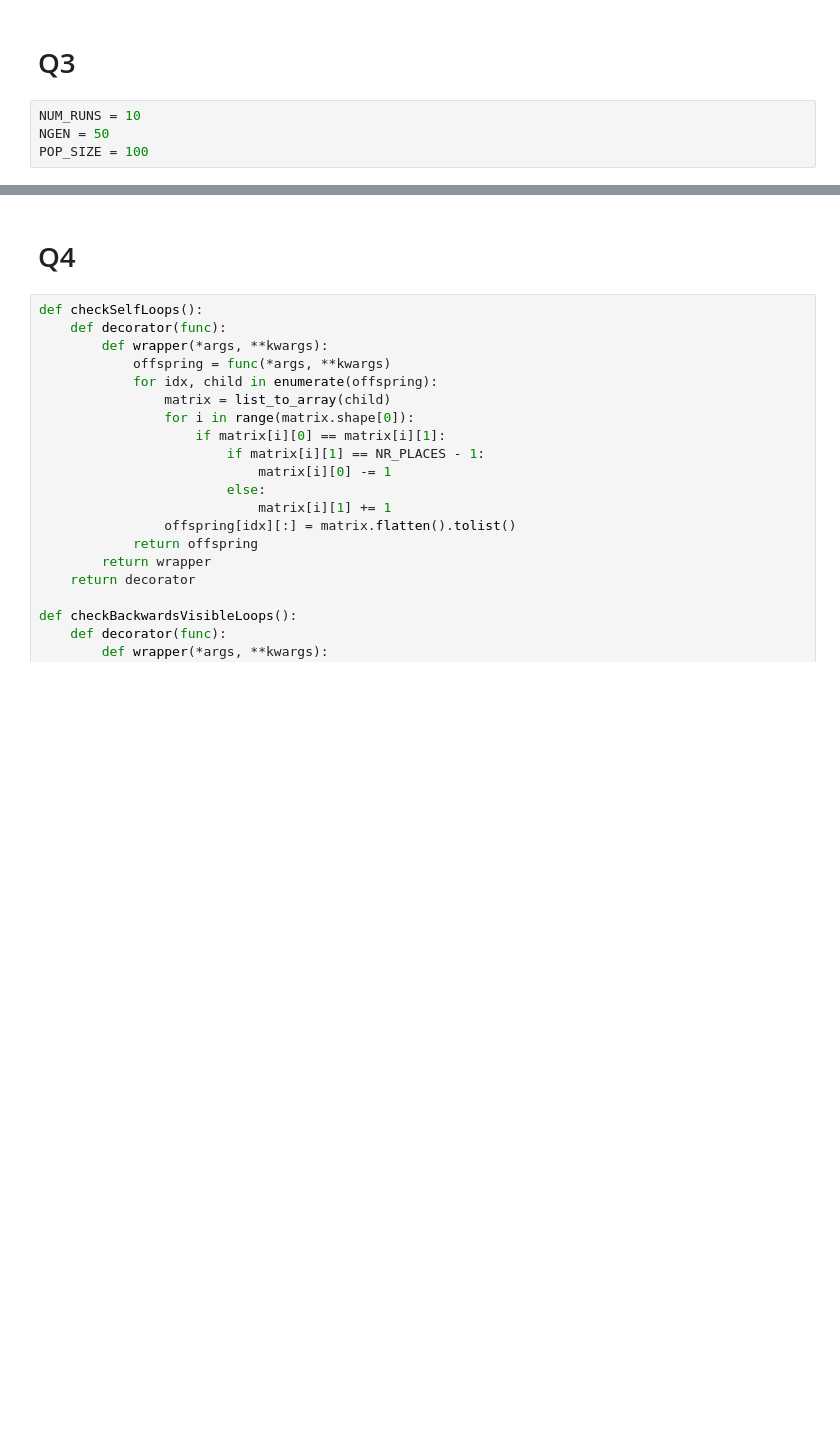
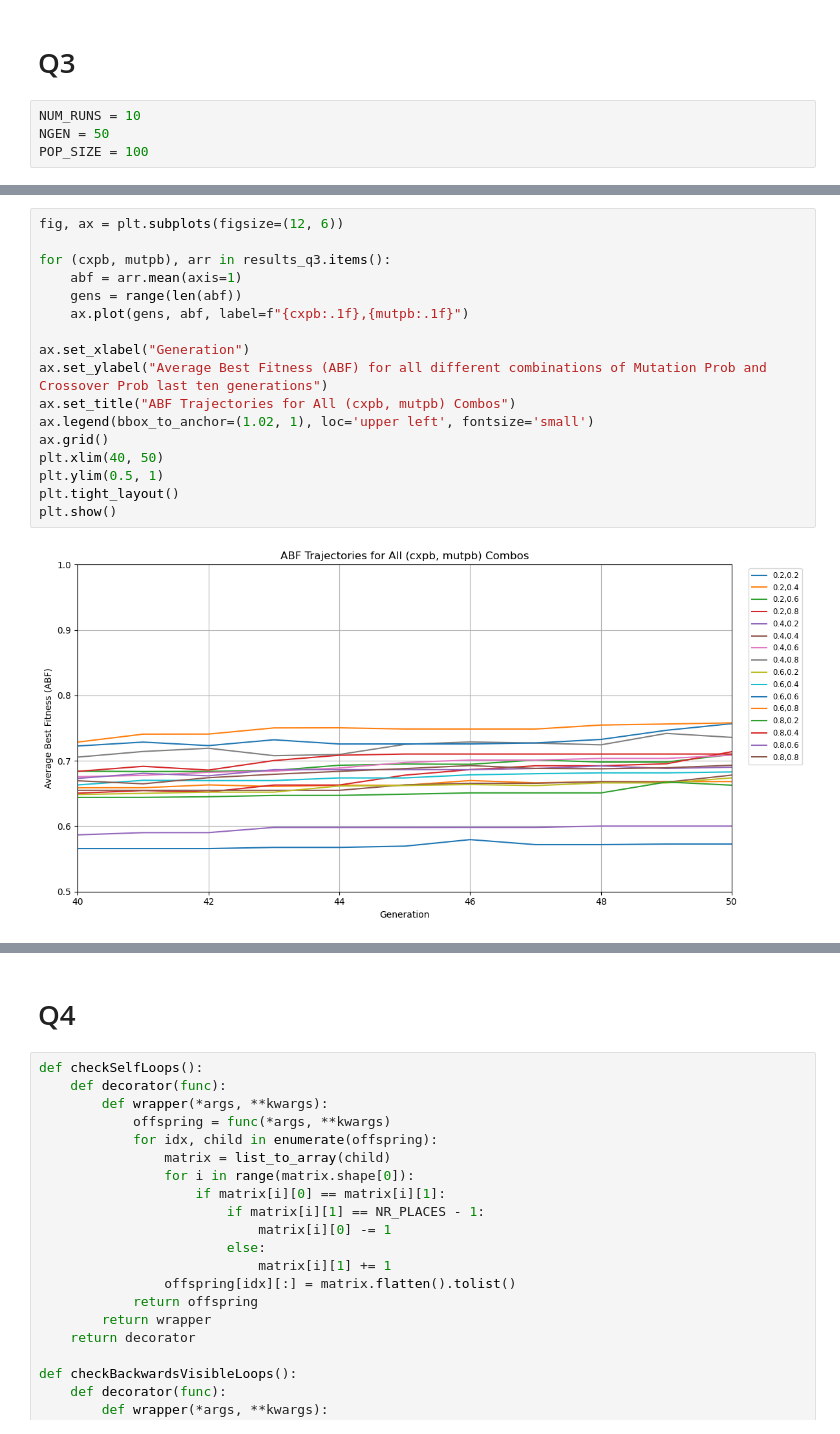
Before and after one commit to QuintenTijn/Decision_with_AI, a Jupyter notebook: Code_final.ipynb, the cells around one changed output, grey strips where cells are left out. Drawn from its saved outputs; the diff is of its cells as text; blank space fills up the shorter version.

```diff
--- a/Code_final.ipynb
+++ b/Code_final.ipynb
@@ -558,6 +502,25 @@ plt.show()
 # %% [output]
 [figure]
 [figure]
+# %%
+fig, ax = plt.subplots(figsize=(12, 6))
+
+for (cxpb, mutpb), arr in results_q3.items():
+    abf = arr.mean(axis=1)
+    gens = range(len(abf))
+    ax.plot(gens, abf, label=f"{cxpb:.1f},{mutpb:.1f}")
+
+ax.set_xlabel("Generation")
+ax.set_ylabel("Average Best Fitness (ABF) for all different combinations of Mutation Prob and Crossover Prob last ten generations")
+ax.set_title("ABF Trajectories for All (cxpb, mutpb) Combos")
+ax.legend(bbox_to_anchor=(1.02, 1), loc='upper left', fontsize='small')
+ax.grid()
+plt.xlim(40, 50)
+plt.ylim(0.5, 1)
+plt.tight_layout()
+plt.show()
+# %% [output]
+[figure, added]
 # %%
 records = []
 for (cxpb, mutpb), arr in results_q3.items():
```
Also changed, not shown: parts of 23 cells of this notebook.
